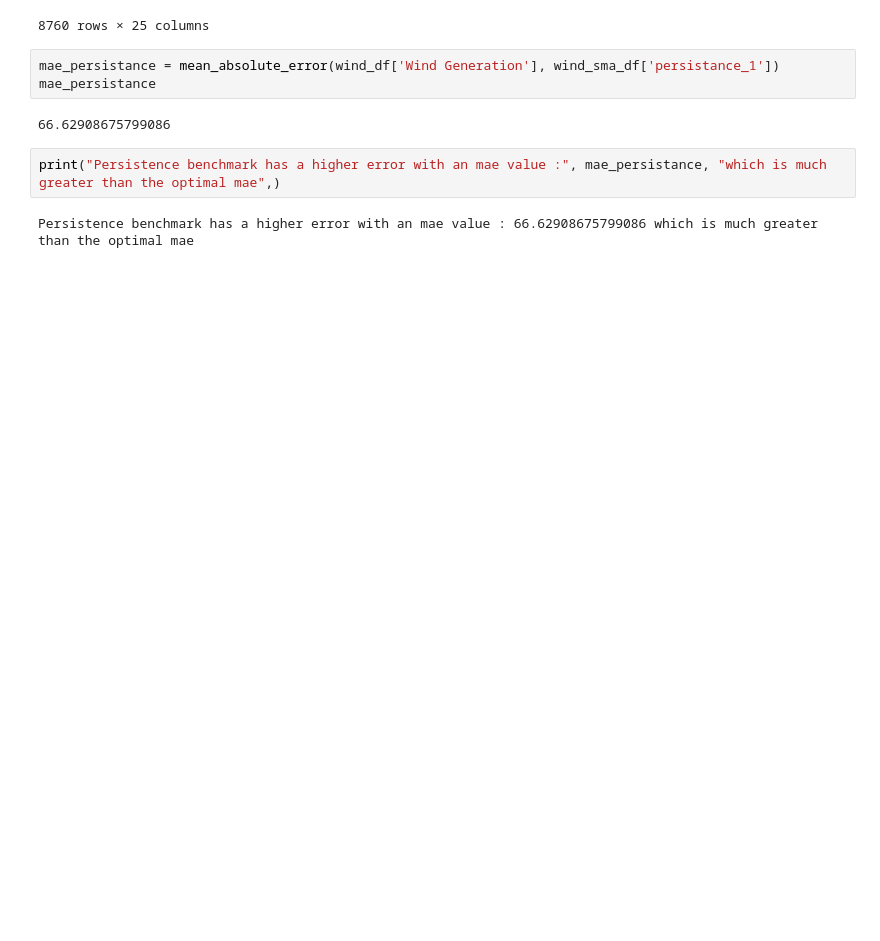
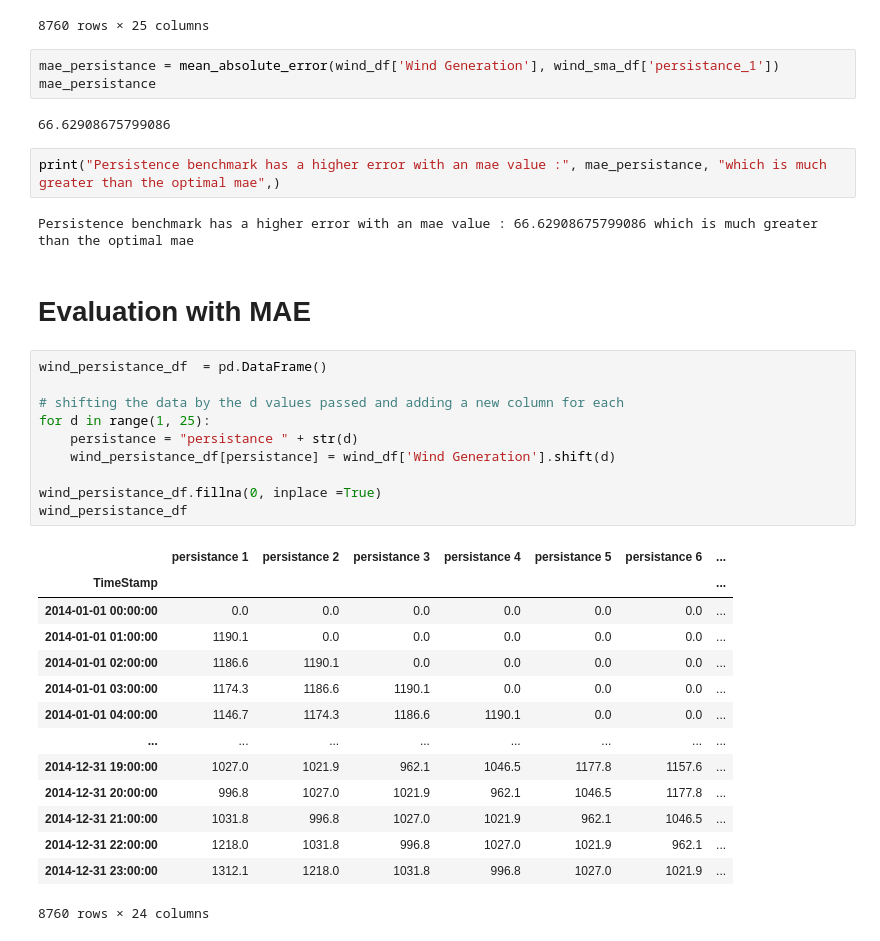
Before and after one commit to yamlakyam/Wind-and-Electricity-Data-Analysis-France, a Jupyter notebook: Data Analysis on Wind Generation.ipynb, the cells around one changed output. Drawn from its saved outputs; the diff is of its cells as text; blank space fills up the shorter version.

Commit message:
Evaluation with MAE

```diff
--- a/Data Analysis on Wind Generation.ipynb
+++ b/Data Analysis on Wind Generation.ipynb
@@ -466,3 +466,30 @@ mae_persistance
 print("Persistence benchmark has a higher error with an mae value :", mae_persistance, "which is much greater than the optimal mae",)
 # %% [output]
 Persistence benchmark has a higher error with an mae value : 66.62908675799086 which is much greater than the optimal mae
+# %% [markdown]
+# Evaluation with MAE
+# %%
+wind_persistance_df  = pd.DataFrame()
+
+# shifting the data by the d values passed and adding a new column for each
+for d in range(1, 25):
+    persistance = "persistance " + str(d)
+    wind_persistance_df[persistance] = wind_df['Wind Generation'].shift(d)
+
+wind_persistance_df.fillna(0, inplace =True)
+wind_persistance_df
+# %% [output]
+|  | persistance 1 | persistance 2 | persistance 3 | persistance 4 | persistance 5 | persistance 6 | ... |
+| TimeStamp |  |  |  |  |  |  | ... |
+| 2014-01-01 00:00:00 | 0.0 | 0.0 | 0.0 | 0.0 | 0.0 | 0.0 | ... |
+| 2014-01-01 01:00:00 | 1190.1 | 0.0 | 0.0 | 0.0 | 0.0 | 0.0 | ... |
+| 2014-01-01 02:00:00 | 1186.6 | 1190.1 | 0.0 | 0.0 | 0.0 | 0.0 | ... |
+| 2014-01-01 03:00:00 | 1174.3 | 1186.6 | 1190.1 | 0.0 | 0.0 | 0.0 | ... |
+| 2014-01-01 04:00:00 | 1146.7 | 1174.3 | 1186.6 | 1190.1 | 0.0 | 0.0 | ... |
+| ... | ... | ... | ... | ... | ... | ... | ... |
+| 2014-12-31 19:00:00 | 1027.0 | 1021.9 | 962.1 | 1046.5 | 1177.8 | 1157.6 | ... |
+| 2014-12-31 20:00:00 | 996.8 | 1027.0 | 1021.9 | 962.1 | 1046.5 | 1177.8 | ... |
+| 2014-12-31 21:00:00 | 1031.8 | 996.8 | 1027.0 | 1021.9 | 962.1 | 1046.5 | ... |
+| 2014-12-31 22:00:00 | 1218.0 | 1031.8 | 996.8 | 1027.0 | 1021.9 | 962.1 | ... |
+| 2014-12-31 23:00:00 | 1312.1 | 1218.0 | 1031.8 | 996.8 | 1027.0 | 1021.9 | ... |
+8760 rows × 24 columns
```
Also changed, not shown: parts of 3 cells of this notebook.
